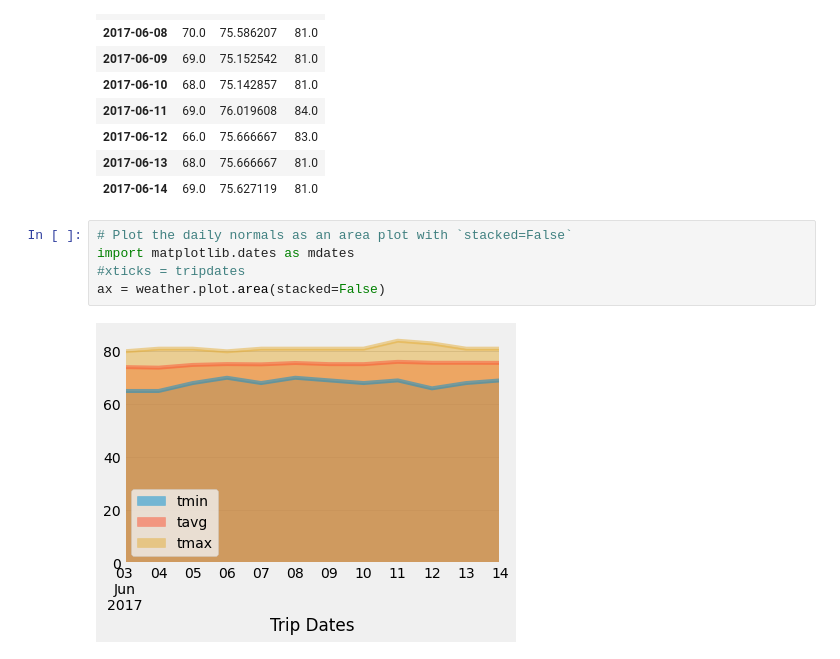
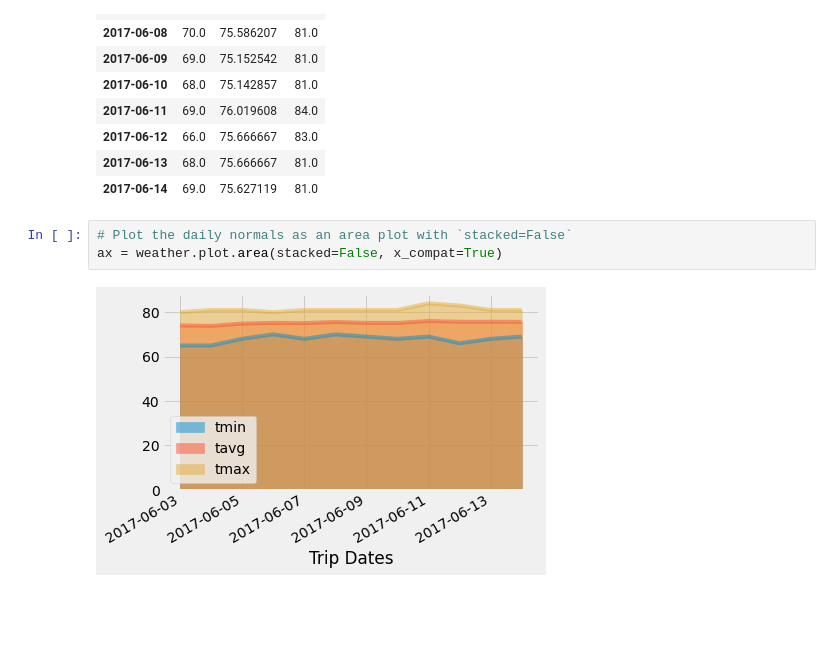
Before and after one commit to Sanskruti1982/sqlalchemy-challenge, a Jupyter notebook: climate_starter.ipynb, the cells around one changed output. Saved outputs shown, nothing was run; the diff lists cells and outputs as text; blank space fills up the shorter version.

```diff
--- a/climate_starter.ipynb
+++ b/climate_starter.ipynb
@@ -329,8 +329,6 @@ weather
 | 2017-06-14 | 69.0 | 75.627119 | 81.0 |
 # %%
 # Plot the daily normals as an area plot with `stacked=False`
-import matplotlib.dates as mdates
-#xticks = tripdates
-ax = weather.plot.area(stacked=False)
+ax = weather.plot.area(stacked=False, x_compat=True)
 # %% [output]
-[figure, old version]
+[figure, new version]
```
Also changed, not shown: parts of 1 cell of this notebook, 1 other file.
